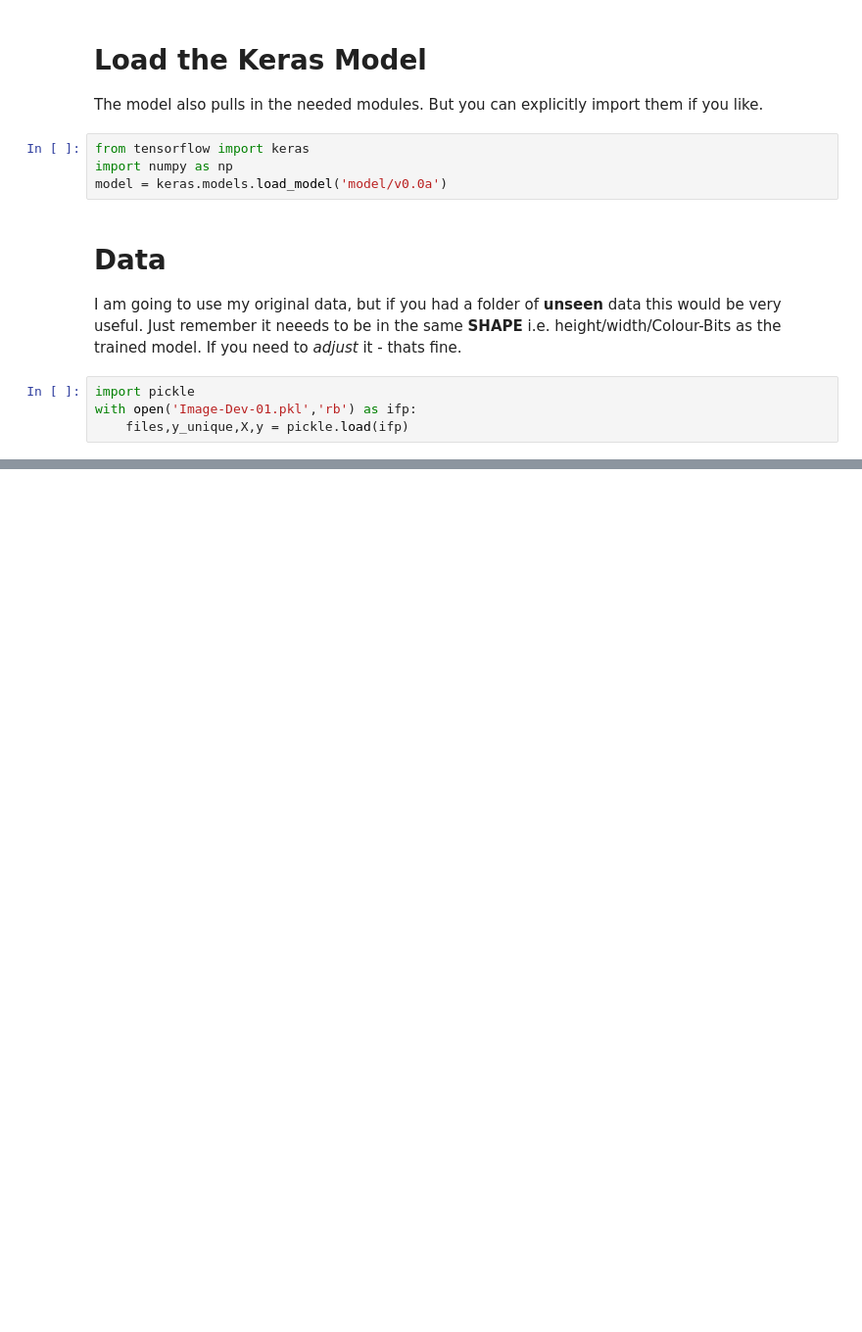
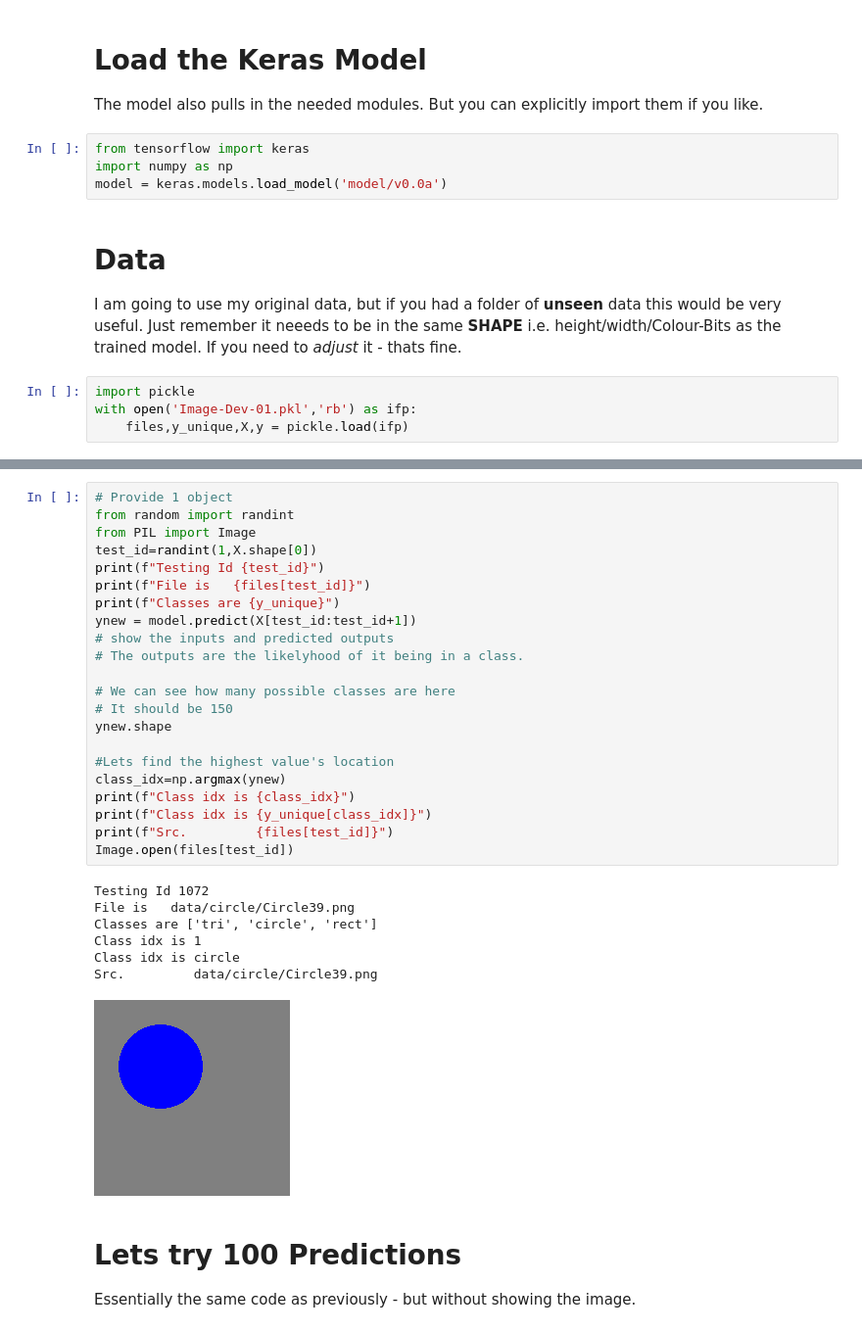
Before and after one commit to timseed/Image-Classification-Template, a Jupyter notebook: Predict.ipynb, the cells around one changed output, grey strips where cells are left out. Shown at 98% size. Cells and saved outputs as stored; diff of their text form; blank space fills up the shorter version.

```diff
--- a/Predict.ipynb
+++ b/Predict.ipynb
@@ -65,0 +38,33 @@ y_pred_class_label
+# %%
+# Provide 1 object
+from random import randint
+from PIL import Image
+test_id=randint(1,X.shape[0])
+print(f"Testing Id {test_id}")
+print(f"File is   {files[test_id]}")
+print(f"Classes are {y_unique}")
+ynew = model.predict(X[test_id:test_id+1])
+# show the inputs and predicted outputs
+# The outputs are the likelyhood of it being in a class.
+
+# We can see how many possible classes are here
+# It should be 150
+ynew.shape
+
+#Lets find the highest value's location
+class_idx=np.argmax(ynew)
+print(f"Class idx is {class_idx}")
+print(f"Class idx is {y_unique[class_idx]}")
+print(f"Src.         {files[test_id]}")
+Image.open(files[test_id])
+# %% [output]
+Testing Id 1072
+File is   data/circle/Circle39.png
+Classes are ['tri', 'circle', 'rect']
+Class idx is 1
+Class idx is circle
+Src.         data/circle/Circle39.png
+[figure, added]
+# %% [markdown]
+# Lets try 100 Predictions
+Essentially the same code as previously - but without showing the image.
```
Also changed, not shown: parts of 5 cells of this notebook, 4 other files.
